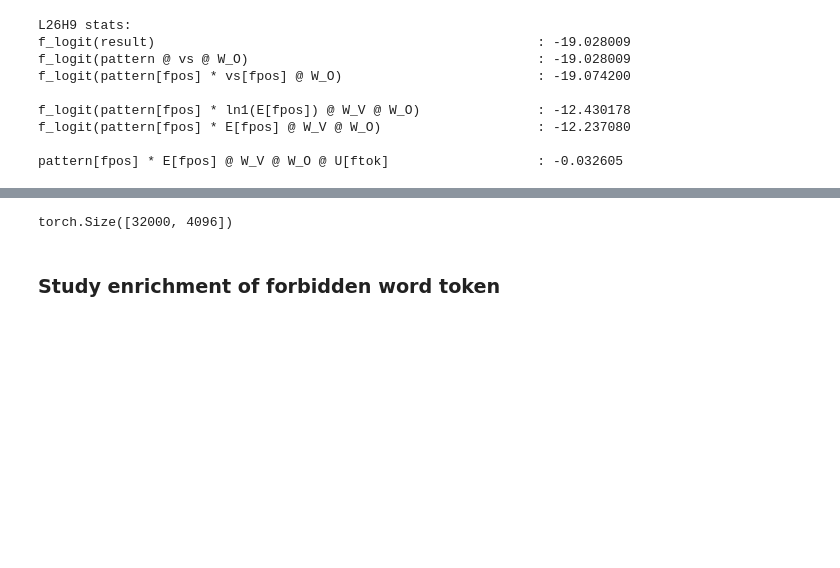
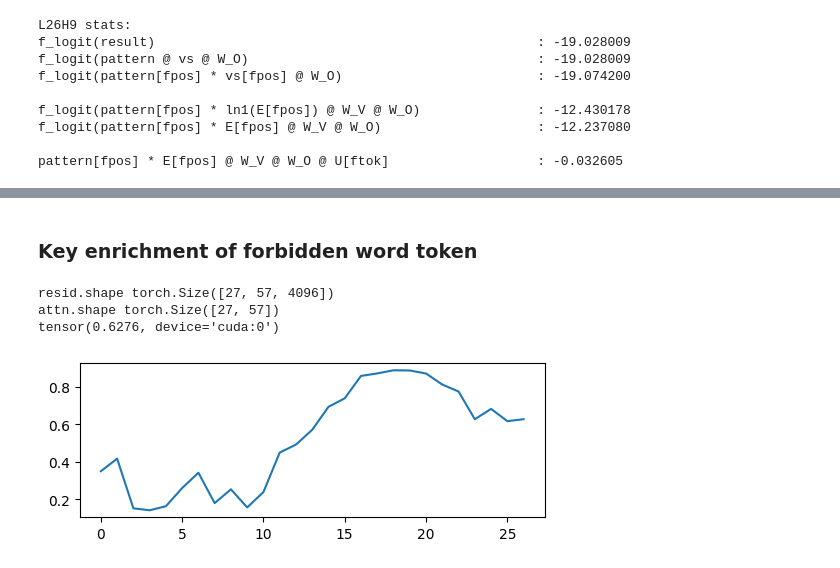
Before and after one commit to ed1d1a8d/prompt-injection-interp, a Jupyter notebook: notebooks/dla.ipynb, the cells around one changed output, grey strips where cells are left out. Cells and saved outputs as stored; diff of their text form; code cells hidden in the pictures; blank space fills up the shorter version.

```diff
--- a/notebooks/dla.ipynb
+++ b/notebooks/dla.ipynb
@@ -415,6 +417,36 @@ We could also do a version of the
-# %%
-tl_model.W_E.shape
-# %% [output]
-torch.Size([32000, 4096])
 # %% [markdown]
-### Study enrichment of forbidden word token
+### Key enrichment of forbidden word token
+# %%
+rot_q_final = cache["rot_q", layer][-1, head]
+attn_scale = tl_model.blocks[layer].attn.attn_scale
+
+resid = torch.stack([cache["resid_pre", l] for l in range(layer + 1)])
+print("resid.shape", resid.shape)
+assert resid.shape == (layer + 1, ld.pd.n_tokens, tl_model.cfg.d_model)
+assert tl_model.b_K.abs().max() == 0
+
+resid_norm = tl_model.blocks[layer].ln1(resid)
+ks = resid_norm @ tl_model.W_K[layer, head]
+ks = einops.rearrange(ks, "layer pos d -> 1 pos layer d")
+rot_ks = tl_model.blocks[layer].attn.apply_rotary(ks)
+rot_ks = einops.rearrange(rot_ks, "1 pos layer d -> layer pos d")
+
+logits = (rot_ks @ rot_q_final) / attn_scale
+attn = logits.softmax(dim=-1)
+print("attn.shape", logits.shape)
+
+print(attn[:, fpos][-1])
+plt.figure(figsize=(6,2))
+plt.plot(attn[:, fpos].cpu().numpy())
+plt.show()
+
+# cv_attention.attention_pattern(
+#     ld.pd.token_strs,
+#     attn,
+#     mask_upper_tri=False,
+# )
+# %% [output]
+resid.shape torch.Size([27, 57, 4096])
+attn.shape torch.Size([27, 57])
+tensor(0.6276, device='cuda:0')
+[figure, added]
```
Also changed, not shown: parts of 12 cells of this notebook.
